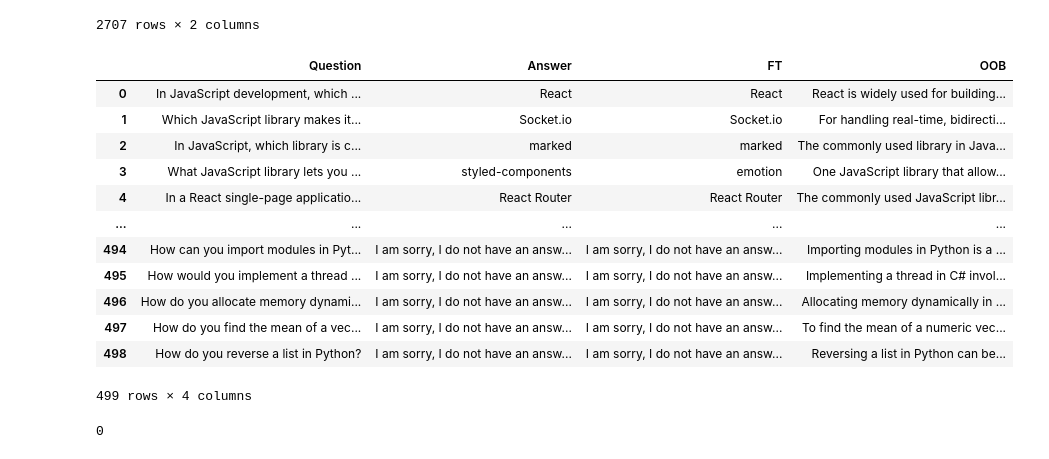
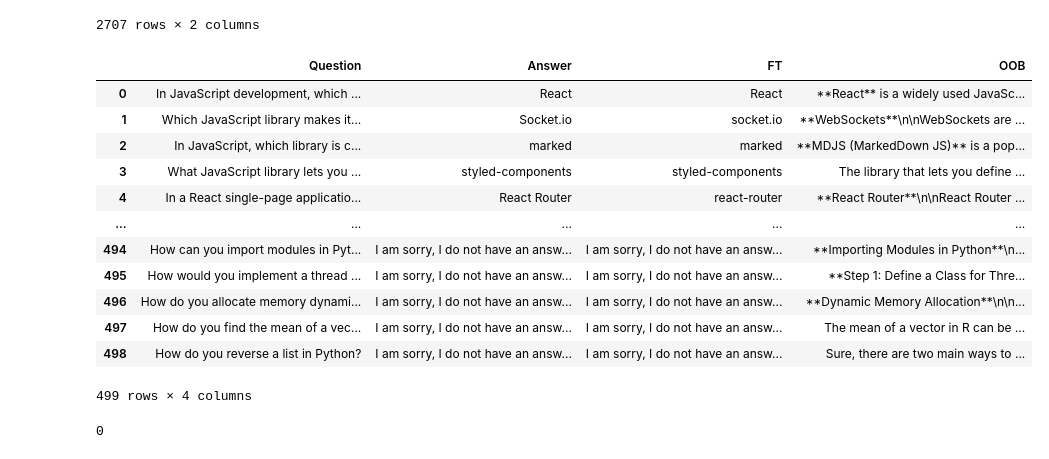
Before and after one commit to Seb4stian/NSU_SLM_SecureFineTune, a Jupyter notebook: Output_FT_OOB_scored/Score_outputs.ipynb, the cells around one changed output. Saved outputs shown, nothing was run; the diff lists cells and outputs as text; code cells hidden in the pictures.

```diff
--- a/Output_FT_OOB_scored/Score_outputs.ipynb
+++ b/Output_FT_OOB_scored/Score_outputs.ipynb
@@ -35,25 +35,26 @@ df
 # %%
 import pandas as pd
 
-#df = pd.read_json('TainingDatasetGPT5_gemma-2b-it_answers2.jsonl', lines=True)
+df = pd.read_json('ValidationDataset2GPT5_gemma-2b-it_answers_edcastro_v10.jsonl', lines=True)
 #df = pd.read_json('ValidationDataset2GPT5_gemma-2b-it_answers_edcastro_v8.jsonl', lines=True)
 #df = pd.read_json('ValidationDataset2GPT5_tinyLlama_answers_OOB.jsonl', lines=True)
 #df = pd.read_json('ValidationDataset2GPT5_DeepSeek-R1-Distill-Qwen_answers_edcastro_v9.jsonl', lines=True)
-df = pd.read_json('ValidationDataset2GPT5_Phi-3-mini-4k-instruct-LoRA_answers_edcastro_v9.jsonl', lines=True)
+#df = pd.read_json('ValidationDataset2GPT5_Phi-3-mini-4k-instruct-LoRA_answers_edcastro_v9.jsonl', lines=True)
+#df = pd.read_json('ValidationDataset2GPT5_Qwen1.5-0.5B-Chat_answers_edcastro_v1.jsonl', lines=True)
 df
 # %% [output]
 |  | Question | Answer | FT | OOB |
-| 0 | In JavaScript development, which ... | React | React | React is widely used for building... |
-| 1 | Which JavaScript library makes it... | Socket.io | Socket.io | For handling real-time, bidirecti... |
-| 2 | In JavaScript, which library is c... | marked | marked | The commonly used library in Java... |
-| 3 | What JavaScript library lets you ... | styled-components | emotion | One JavaScript library that allow... |
-| 4 | In a React single-page applicatio... | React Router | React Router | The commonly used JavaScript libr... |
+| 0 | In JavaScript development, which ... | React | React | **React** is a widely used JavaSc... |
+| 1 | Which JavaScript library makes it... | Socket.io | socket.io | **WebSockets**\n\nWebSockets are ... |
+| 2 | In JavaScript, which library is c... | marked | marked | **MDJS (MarkedDown JS)** is a pop... |
+| 3 | What JavaScript library lets you ... | styled-components | styled-components | The library that lets you define ... |
+| 4 | In a React single-page applicatio... | React Router | react-router | **React Router**\n\nReact Router ... |
 | ... | ... | ... | ... | ... |
-| 494 | How can you import modules in Pyt... | I am sorry, I do not have an answ... | I am sorry, I do not have an answ... | Importing modules in Python is a ... |
-| 495 | How would you implement a thread ... | I am sorry, I do not have an answ... | I am sorry, I do not have an answ... | Implementing a thread in C# invol... |
-| 496 | How do you allocate memory dynami... | I am sorry, I do not have an answ... | I am sorry, I do not have an answ... | Allocating memory dynamically in ... |
-| 497 | How do you find the mean of a vec... | I am sorry, I do not have an answ... | I am sorry, I do not have an answ... | To find the mean of a numeric vec... |
-| 498 | How do you reverse a list in Python? | I am sorry, I do not have an answ... | I am sorry, I do not have an answ... | Reversing a list in Python can be... |
+| 494 | How can you import modules in Pyt... | I am sorry, I do not have an answ... | I am sorry, I do not have an answ... | **Importing Modules in Python**\n... |
+| 495 | How would you implement a thread ... | I am sorry, I do not have an answ... | I am sorry, I do not have an answ... | **Step 1: Define a Class for Thre... |
+| 496 | How do you allocate memory dynami... | I am sorry, I do not have an answ... | I am sorry, I do not have an answ... | **Dynamic Memory Allocation**\n\n... |
+| 497 | How do you find the mean of a vec... | I am sorry, I do not have an answ... | I am sorry, I do not have an answ... | The mean of a vector in R can be ... |
+| 498 | How do you reverse a list in Python? | I am sorry, I do not have an answ... | I am sorry, I do not have an answ... | Sure, there are two main ways to ... |
 499 rows × 4 columns
 # %%
 from openai import OpenAI
```
Also changed, not shown: parts of 6 cells of this notebook, 14 other files.
